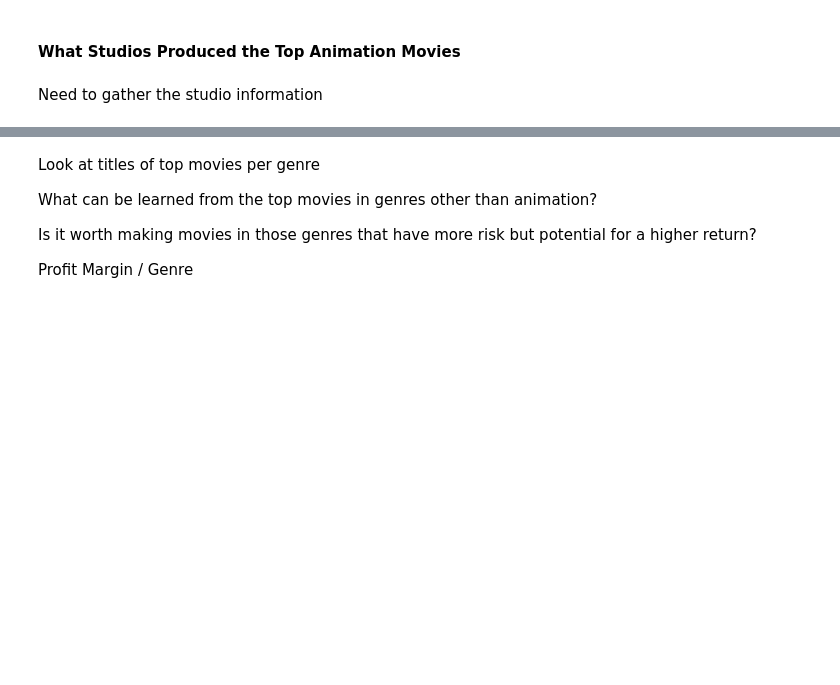
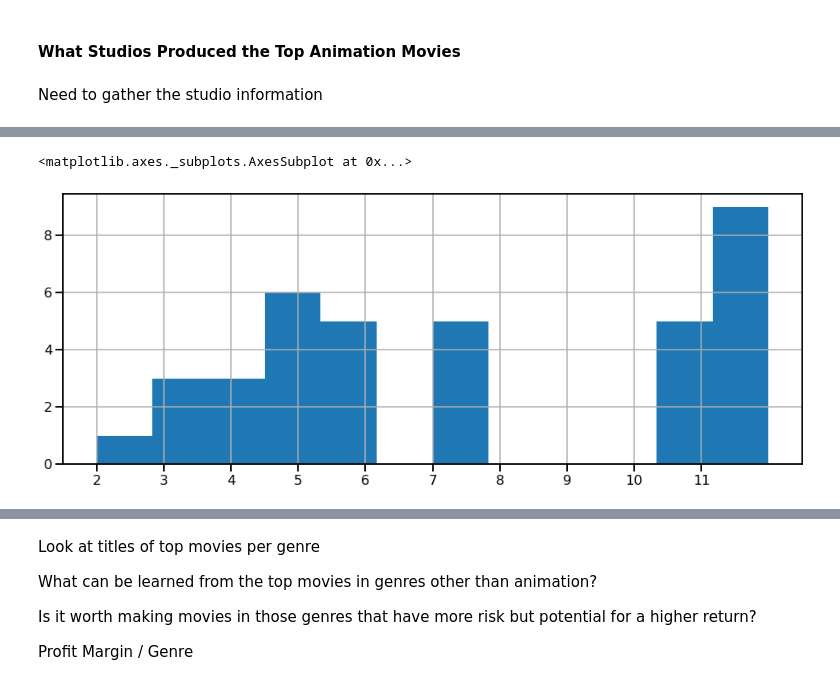
Before and after one commit to merb92/movie-industry-eda, a Jupyter notebook: index.ipynb, the cells around one changed output, grey strips where cells are left out. Drawn from its saved outputs; the diff is of its cells as text; code cells hidden in the pictures; blank space fills up the shorter version.

```diff
--- a/index.ipynb
+++ b/index.ipynb
@@ -1841,0 +2045,4 @@ Need to gather the studio information
+# %%
+index_of_animations = best_movies_df[best_movies_df['movie'].isin(genre_df_dict[16]['movie'])].index
+# %%
+best_movies_df.drop(index_of_animations, inplace=True)
@@ -1841,0 +2060,5 @@ Need to gather the studio information
+# %%
+best_movies_df.release_year = best_movies_df.release_year.astype('int64')
+# %%
+best_movies_df['release_date_x'] = pd.to_datetime(best_movies_df['release_date_x'])
+best_movies_df['release_month'] = best_movies_df.release_date_x.apply(lambda x: x.month)
@@ -1841,0 +2077,7 @@ Need to gather the studio information
+# %%
+plt.figure(figsize=(16,6))
+plt.xticks(np.arange(1, 12, 1))
+best_movies_df.release_month.hist(bins=12)
+# %% [output]
+<matplotlib.axes._subplots.AxesSubplot at 0x...>
+[figure, added]
```
Also changed, not shown: parts of 40 cells of this notebook.
